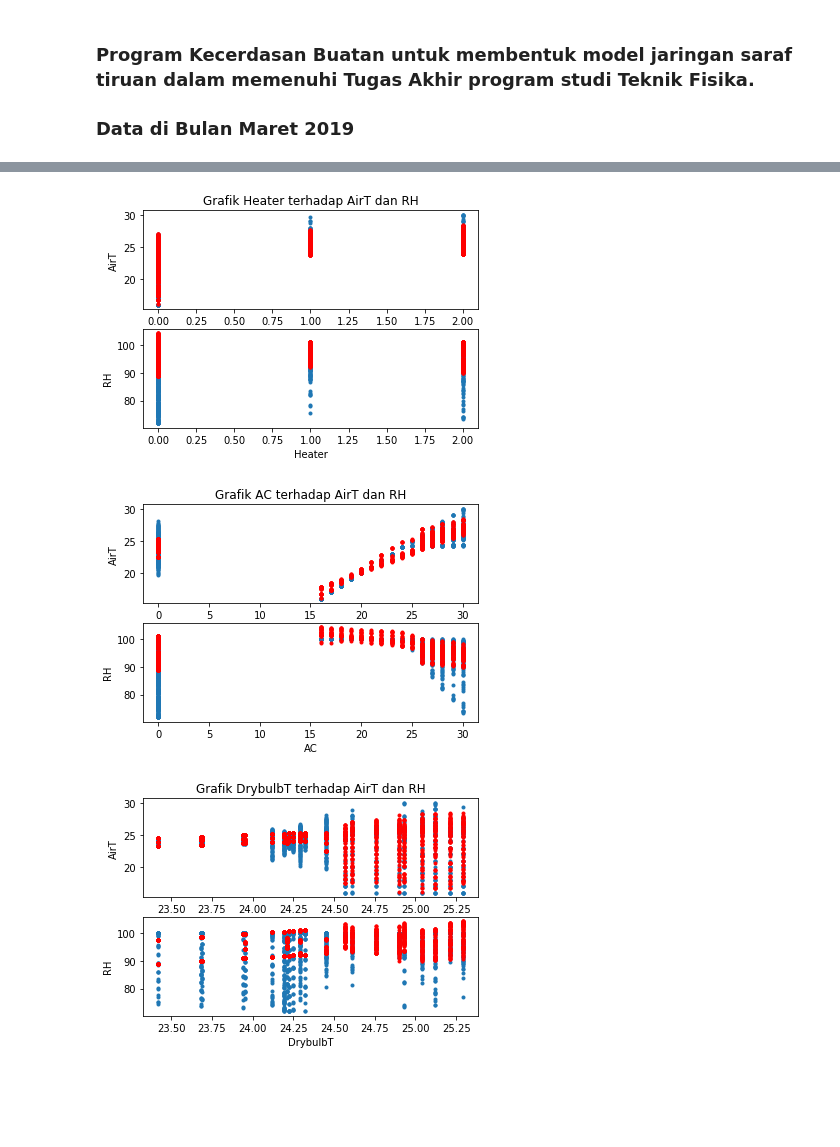
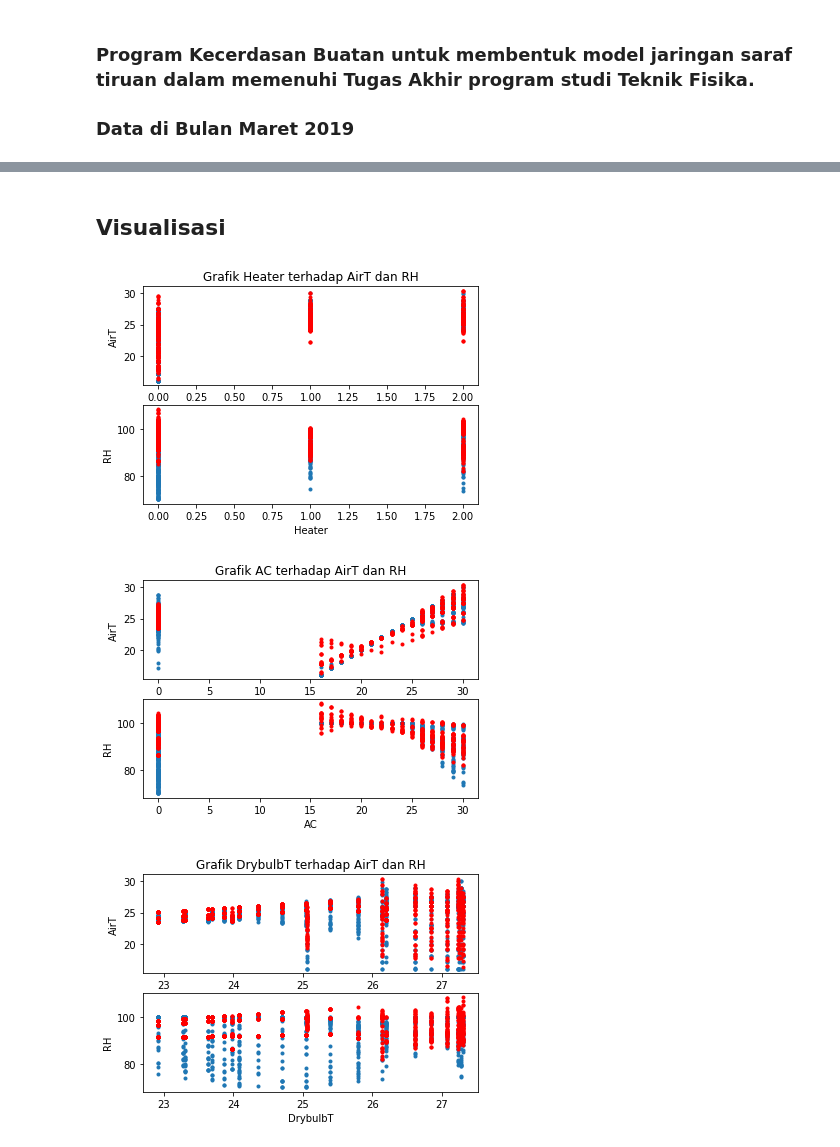
Before and after one commit to ridhanf/nncontrol, a Jupyter notebook: model_4DES.ipynb, the cells around one changed output, grey strips where cells are left out. Drawn from its saved outputs; the diff is of its cells as text; code cells hidden in the pictures; blank space fills up the shorter version.

Commit message:
Add Data

```diff
--- a/model_4DES.ipynb
+++ b/model_4DES.ipynb
@@ -130,9 +45,0 @@ RH        = Y_test['RH']
-# %%
-from sklearn.linear_model import Ridge
-
-model_linear = Ridge()
-model_linear.fit(X_train, Y_train)
-
-Y_guess = model_linear.predict(X_test)
-
-mean_squared_error(Y_test, Y_guess), r2_score(Y_test, Y_guess)
@@ -238,9 +90,0 @@ model_mlp = MLPRegressor(random_state=1, activation='relu', hidden_layer_sizes=(
-# %%
-# Melakukan pelatihan (training) menggunakan 'fit'
-model_mlp.fit(X_train, Y_train)
-
-# Prediksi output
-Y_pred = model_mlp.predict(X_test)
-
-# Menampilkan nilai MSE dan R^2
-mean_squared_error(Y_test, Y_pred), r2_score(Y_test, Y_pred)
@@ -258,0 +174,10 @@ model_mlp.get_params
+# %%
+# Menambahkan fitur No Variation Month dan Time pada hasil prediksi
+y_pred = pd.DataFrame(y_pred,    # values
+             columns=['AirT','RH'])  # 1st row as the column names
+y_pred[['No']] = y_test[['No']]
+y_pred[['Variation']] = y_test[['Variation']]
+y_pred[['Month']] = y_test[['Month']]
+y_pred[['Time']] = y_test[['Time']]
+y_pred.index = y_test.index
+y_pred
@@ -259,52 +198,63 @@ model_mlp.get_params
+# %% [markdown]
+## Visualisasi
+# %%
+# Variabel untuk pembuatan grafik
+
+Heater    = X_test['Heater']
+AC        = X_test['AC']
+DrybulbT  = X_test['DrybulbT']
+Radiation = X_test['Radiation']
+AirT      = y_test['AirT']
+RH        = y_test['RH']
 # %%
 # plot a line, a perfit predict would all fall on this line
 plt.subplot(2, 1, 1)
 plt.title('Grafik Heater terhadap AirT dan RH')
-plt.plot(X_test.values[:,0], Y_test.values[:,0], '.')
-plt.plot(X_test.values[:,0], Y_pred[:,0], 'r.')
+plt.plot(Heater, AirT, '.')
+plt.plot(Heater, y_pred.AirT, 'r.')
 plt.ylabel('AirT')
 
 plt.subplot(2, 1, 2)
-plt.plot(X_test.values[:,0], Y_test.values[:,1], '.')
-plt.plot(X_test.values[:,0], Y_pred[:,1], 'r.')
+plt.plot(Heater, RH, '.')
+plt.plot(Heater, y_pred.RH, 'r.')
 plt.xlabel('Heater')
 plt.ylabel('RH')
 
 plt.show()
 # %% [output]
-[figure, old version]
+[figure, new version]
 # %%
 plt.subplot(2, 1, 1)
 plt.title('Grafik AC terhadap AirT dan RH')
-plt.plot(X_test.values[:,1], Y_test.values[:,0], '.')
-plt.plot(X_test.values[:,1], Y_pred[:,0], 'r.')
+plt.plot(AC, AirT, '.')
+plt.plot(AC, y_pred.AirT, 'r.')
 plt.ylabel('AirT')
 
 plt.subplot(2, 1, 2)
-plt.plot(X_test.values[:,1], Y_test.values[:,1], '.')
-plt.plot(X_test.values[:,1], Y_pred[:,1], 'r.')
+plt.plot(AC, RH, '.')
+plt.plot(AC, y_pred.RH, 'r.')
 plt.xlabel('AC')
 plt.ylabel('RH')
 
 plt.show()
 # %% [output]
-[figure, old version]
+[figure, new version]
 # %%
 plt.subplot(2, 1, 1)
 plt.title('Grafik DrybulbT terhadap AirT dan RH')
-plt.plot(X_test.values[:,2], Y_test.values[:,0], '.')
-plt.plot(X_test.values[:,2], Y_pred[:,0], 'r.')
+plt.plot(DrybulbT, AirT, '.')
+plt.plot(DrybulbT, y_pred.AirT, 'r.')
 plt.ylabel('AirT')
 
 plt.subplot(2, 1, 2)
-plt.plot(X_test.values[:,2], Y_test.values[:,1], '.')
-plt.plot(X_test.values[:,2], Y_pred[:,1], 'r.')
+plt.plot(DrybulbT, RH, '.')
+plt.plot(DrybulbT, y_pred.RH, 'r.')
 plt.xlabel('DrybulbT')
 plt.ylabel('RH')
 
 plt.show()
 # %% [output]
-[figure, old version]
+[figure, new version]
 # %%
 plt.subplot(2, 1, 1)
 plt.title('Grafik Radiation terhadap AirT dan RH')
```
Also changed, not shown: parts of 36 cells of this notebook, 21 other files.
